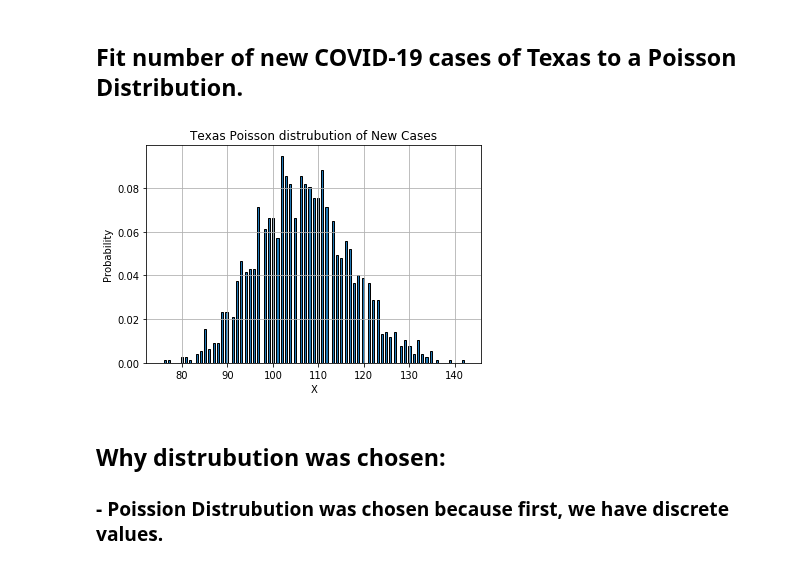
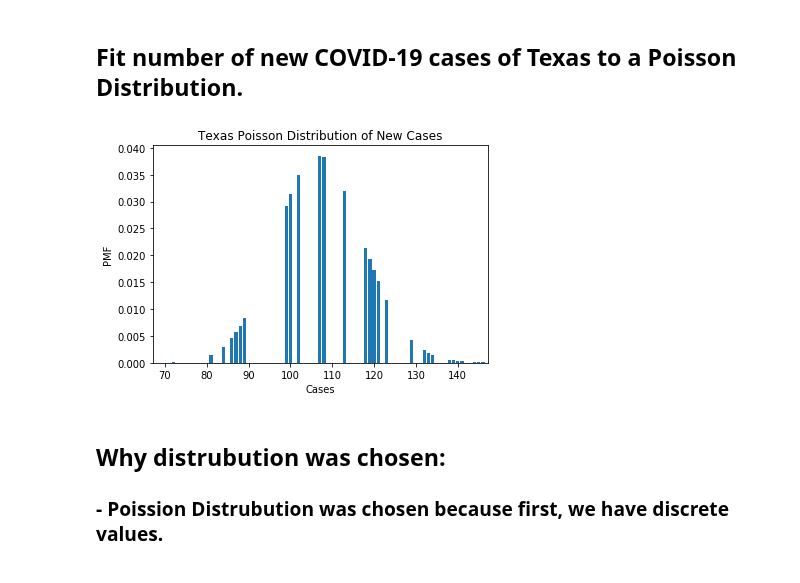
Before and after one commit to HarinB4/Covid-19DataProject, a Jupyter notebook: src/Stage_II/Badesha/Task 2.ipynb, the cells around one changed output. Saved outputs shown, nothing was run; the diff lists cells and outputs as text; code cells hidden in the pictures.

Commit message:
Poisson Dist. update

```diff
--- a/src/Stage_II/Badesha/Task 2.ipynb
+++ b/src/Stage_II/Badesha/Task 2.ipynb
@@ -114,9 +102,22 @@ def Plot_poisson(df, col='StateOrCounty', title = 'Title'):
+# %%
+def NewPois(df, col='StateOrCounty', title = 'Title', x = 'C_or_D'):
+    lm = df[col].mean() # find mean of dataset
+
+    #find PMF of every individual Value
+    df['PMF'] = stats.poisson.pmf(k=df[[col]],
+                          mu=lm)
+    #plot Case or deaths values vs PMF value
+    plt.bar(df[col],df['PMF'], align = 'center')
+    plt.title(title)
+    plt.ylabel("PMF")
+    plt.xlabel(x)
+    plt.xlim((lm-40),(lm+40))
 # %% [markdown]
 ## Fit number of new COVID-19 cases of Texas to a Poisson Distribution.
 # %%
-Plot_poisson(MyStateCases, col='TX', title = 'Texas Poisson distrubution of New Cases')
+NewPois(MyStateCases, col='TX', title = 'Texas Poisson Distribution of New Cases', x = 'Cases')
 # %% [output]
-[figure, old version]
+[figure, new version]
 # %% [markdown]
 ## Why distrubution was chosen:
 ### - Poission Distrubution was chosen because first, we have discrete values.
```
Also changed, not shown: parts of 39 cells of this notebook.
